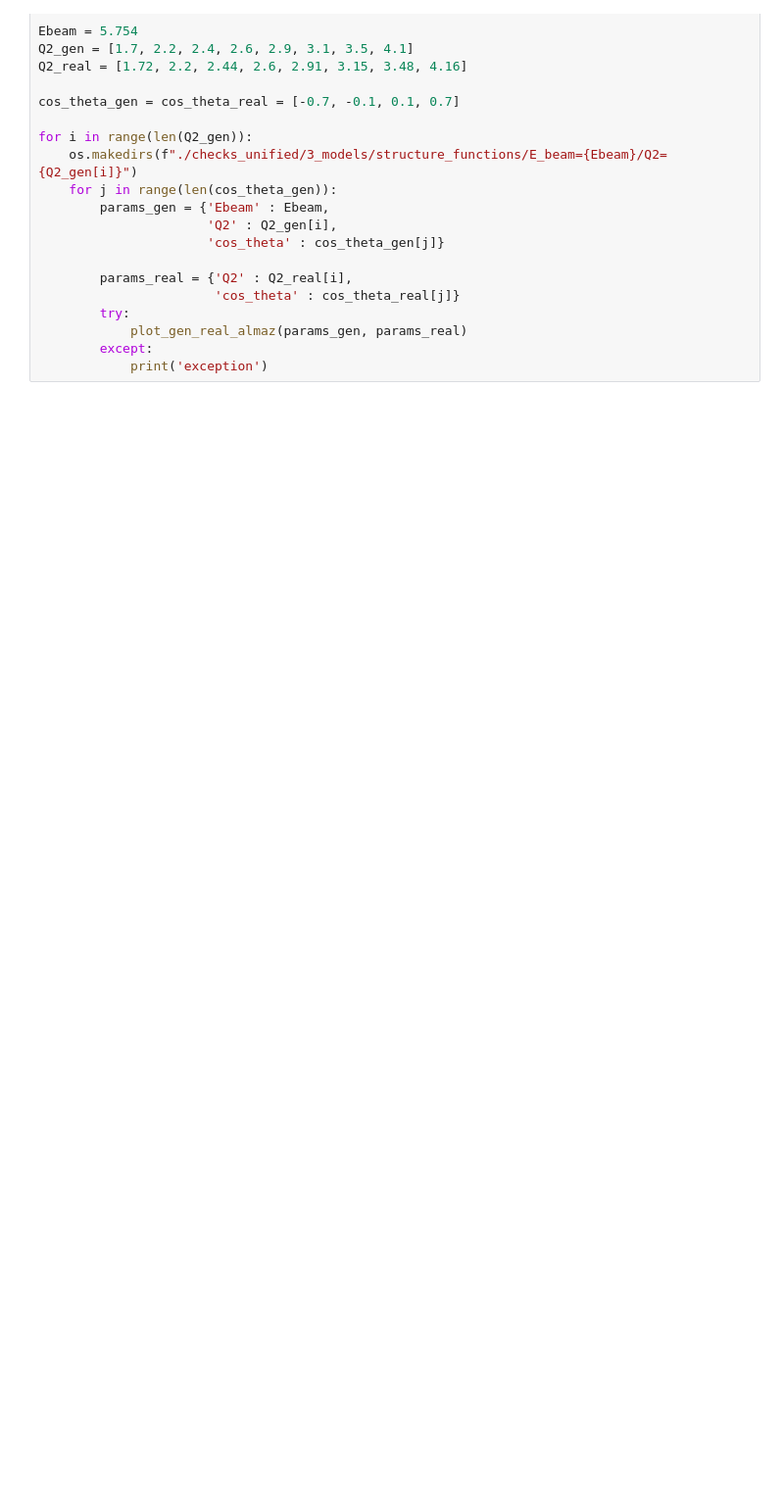
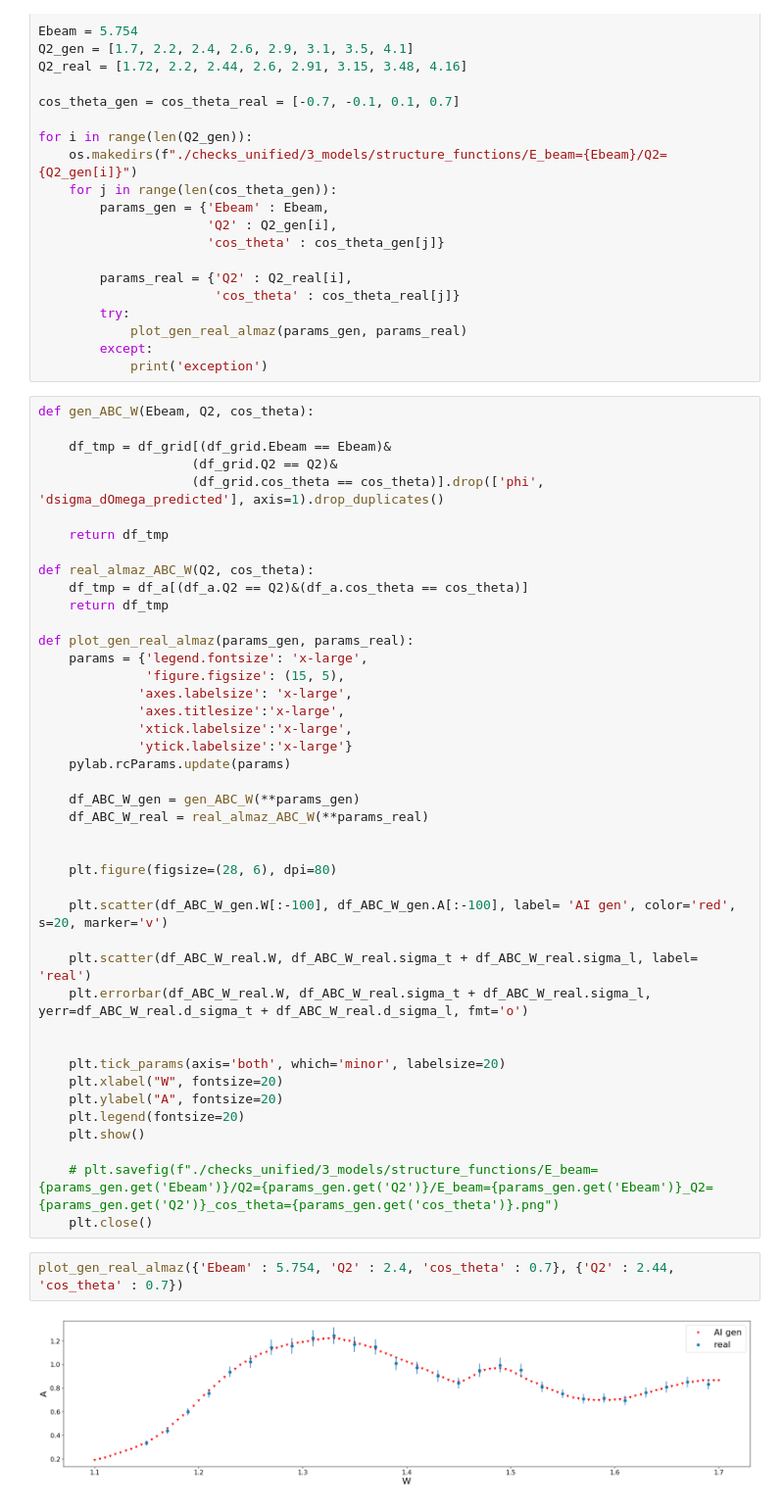
Before and after one commit to a-golda/MSU_interpol, a Jupyter notebook: training/checks.ipynb, the cells around one changed output. Shown at 98% size. Saved outputs shown, nothing was run; the diff lists cells and outputs as text; blank space fills up the shorter version.

```diff
--- a/training/checks.ipynb
+++ b/training/checks.ipynb
@@ -589,3 +588,49 @@ for i in range(len(Q2_gen)):
             plot_gen_real_almaz(params_gen, params_real)
         except:
             print('exception')
+# %%
+def gen_ABC_W(Ebeam, Q2, cos_theta):
+
+    df_tmp = df_grid[(df_grid.Ebeam == Ebeam)&
+                    (df_grid.Q2 == Q2)&
+                    (df_grid.cos_theta == cos_theta)].drop(['phi', 'dsigma_dOmega_predicted'], axis=1).drop_duplicates()
+
+    return df_tmp
+
+def real_almaz_ABC_W(Q2, cos_theta):
+    df_tmp = df_a[(df_a.Q2 == Q2)&(df_a.cos_theta == cos_theta)]
+    return df_tmp
+
+def plot_gen_real_almaz(params_gen, params_real):
+    params = {'legend.fontsize': 'x-large',
+              'figure.figsize': (15, 5),
+             'axes.labelsize': 'x-large',
+             'axes.titlesize':'x-large',
+             'xtick.labelsize':'x-large',
+             'ytick.labelsize':'x-large'}
+    pylab.rcParams.update(params)
+
+    df_ABC_W_gen = gen_ABC_W(**params_gen)
+    df_ABC_W_real = real_almaz_ABC_W(**params_real)
+
+
+    plt.figure(figsize=(28, 6), dpi=80)
+
+    plt.scatter(df_ABC_W_gen.W[:-100], df_ABC_W_gen.A[:-100], label= 'AI gen', color='red', s=20, marker='v')
+
+    plt.scatter(df_ABC_W_real.W, df_ABC_W_real.sigma_t + df_ABC_W_real.sigma_l, label= 'real')
+    plt.errorbar(df_ABC_W_real.W, df_ABC_W_real.sigma_t + df_ABC_W_real.sigma_l, yerr=df_ABC_W_real.d_sigma_t + df_ABC_W_real.d_sigma_l, fmt='o')
+
+
+    plt.tick_params(axis='both', which='minor', labelsize=20)
+    plt.xlabel("W", fontsize=20)
+    plt.ylabel("A", fontsize=20)
+    plt.legend(fontsize=20)
+    plt.show()
+
+    # plt.savefig(f"./checks_unified/3_models/structure_functions/E_beam={params_gen.get('Ebeam')}/Q2={params_gen.get('Q2')}/E_beam={params_gen.get('Ebeam')}_Q2={params_gen.get('Q2')}_cos_theta={params_gen.get('cos_theta')}.png")
+    plt.close()
+# %%
+plot_gen_real_almaz({'Ebeam' : 5.754, 'Q2' : 2.4, 'cos_theta' : 0.7}, {'Q2' : 2.44, 'cos_theta' : 0.7})
+# %% [output]
+[figure, added]
```
Also changed, not shown: parts of 5 cells of this notebook, 8 other files.
